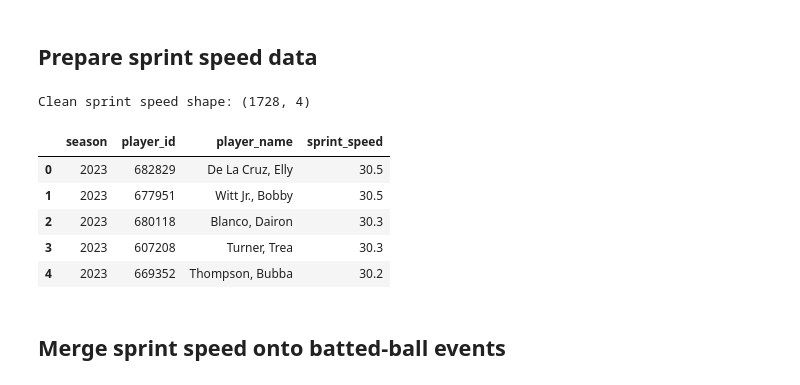
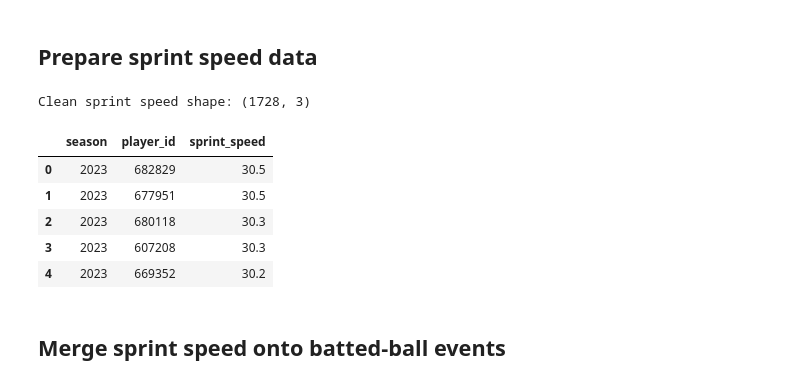
Before and after one commit to ZachGrammer/BaseballRevamp, a Jupyter notebook: notebooks/02_data_preparation.ipynb, the cells around one changed output. Drawn from its saved outputs; the diff is of its cells as text; code cells hidden in the pictures.

```diff
--- a/02_data_preparation.ipynb
+++ b/notebooks/02_data_preparation.ipynb
@@ -23,8 +23,8 @@ pd.set_option("display.max_columns", 200)
 # %% [markdown]
 ## Load raw source data
 # %%
-raw_statcast = pd.read_parquet("data/raw/statcast_events.parquet")
-ss = pd.read_parquet("data/raw/sprint_speed.parquet")
+raw_statcast = pd.read_parquet("../data/raw/statcast_events.parquet")
+ss = pd.read_parquet("../data/raw/sprint_speed.parquet")
 
 print("Raw Statcast shape:", raw_statcast.shape)
 print("Sprint speed shape:", ss.shape)
@@ -121,30 +121,26 @@ Duplicate bbe_id count: 0
 ## Prepare sprint speed data
 # %%
 ss_clean = ss.copy()
-ss_clean = ss_clean.rename(columns={
-    "last_name, first_name": "player_name"
-})
 ss_clean = ss_clean[[
     "season",
     "player_id",
-    "player_name",
     "sprint_speed"
 ]].copy()
 
 ss_clean["season"] = pd.to_numeric(ss_clean["season"], errors="coerce")
 ss_clean["player_id"] = pd.to_numeric(ss_clean["player_id"], errors="coerce")
 ss_clean["sprint_speed"] = pd.to_numeric(ss_clean["sprint_speed"], errors="coerce")
 
 print("Clean sprint speed shape:", ss_clean.shape)
 ss_clean.head()
 # %% [output]
-Clean sprint speed shape: (1728, 4)
+Clean sprint speed shape: (1728, 3)
-|  | season | player_id | player_name | sprint_speed |
-| 0 | 2023 | 682829 | De La Cruz, Elly | 30.5 |
-| 1 | 2023 | 677951 | Witt Jr., Bobby | 30.5 |
-| 2 | 2023 | 680118 | Blanco, Dairon | 30.3 |
-| 3 | 2023 | 607208 | Turner, Trea | 30.3 |
-| 4 | 2023 | 669352 | Thompson, Bubba | 30.2 |
+|  | season | player_id | sprint_speed |
+| 0 | 2023 | 682829 | 30.5 |
+| 1 | 2023 | 677951 | 30.5 |
+| 2 | 2023 | 680118 | 30.3 |
+| 3 | 2023 | 607208 | 30.3 |
+| 4 | 2023 | 669352 | 30.2 |
 # %% [markdown]
 ## Merge sprint speed onto batted-ball events
 # %%
```
Also changed, not shown: parts of 3 cells of this notebook, 9 other files.
